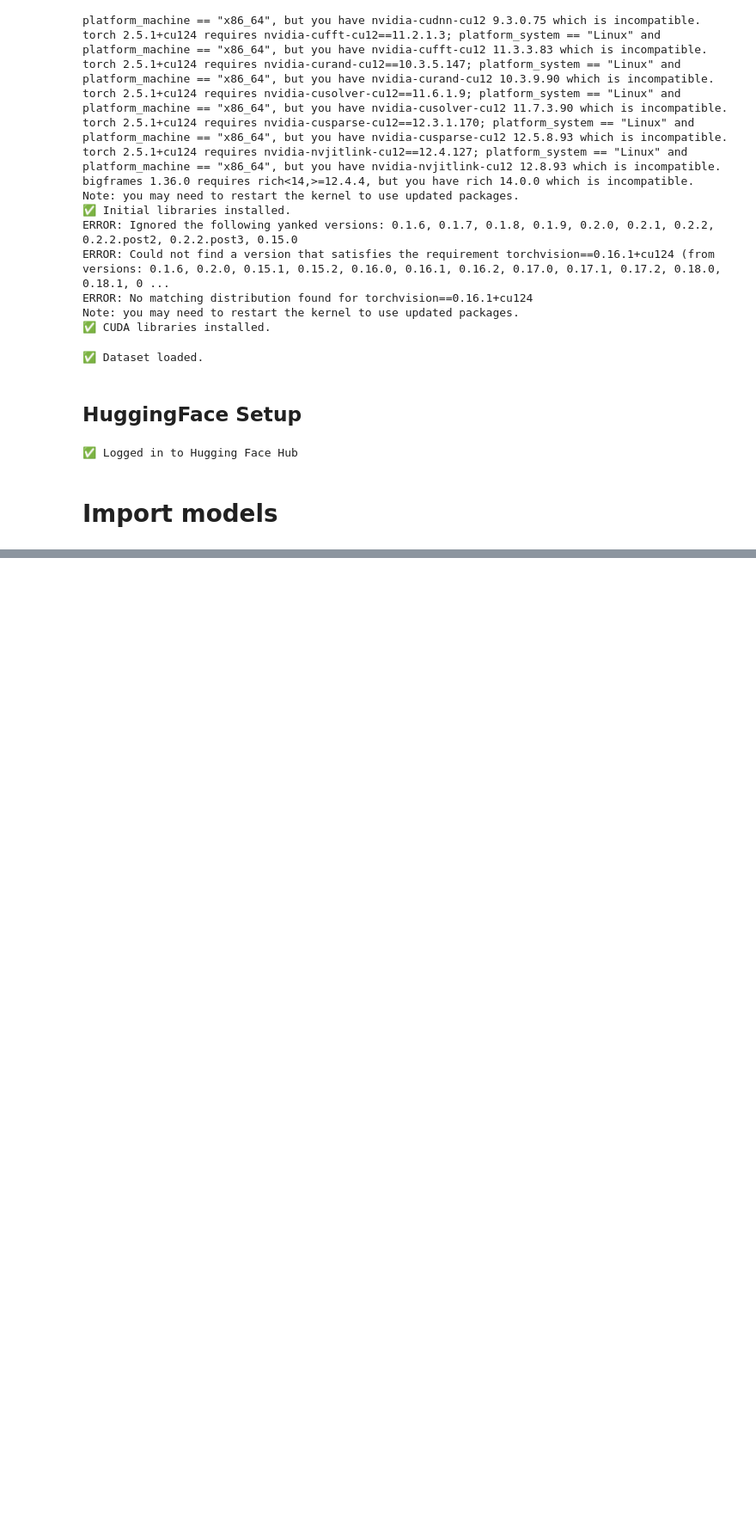
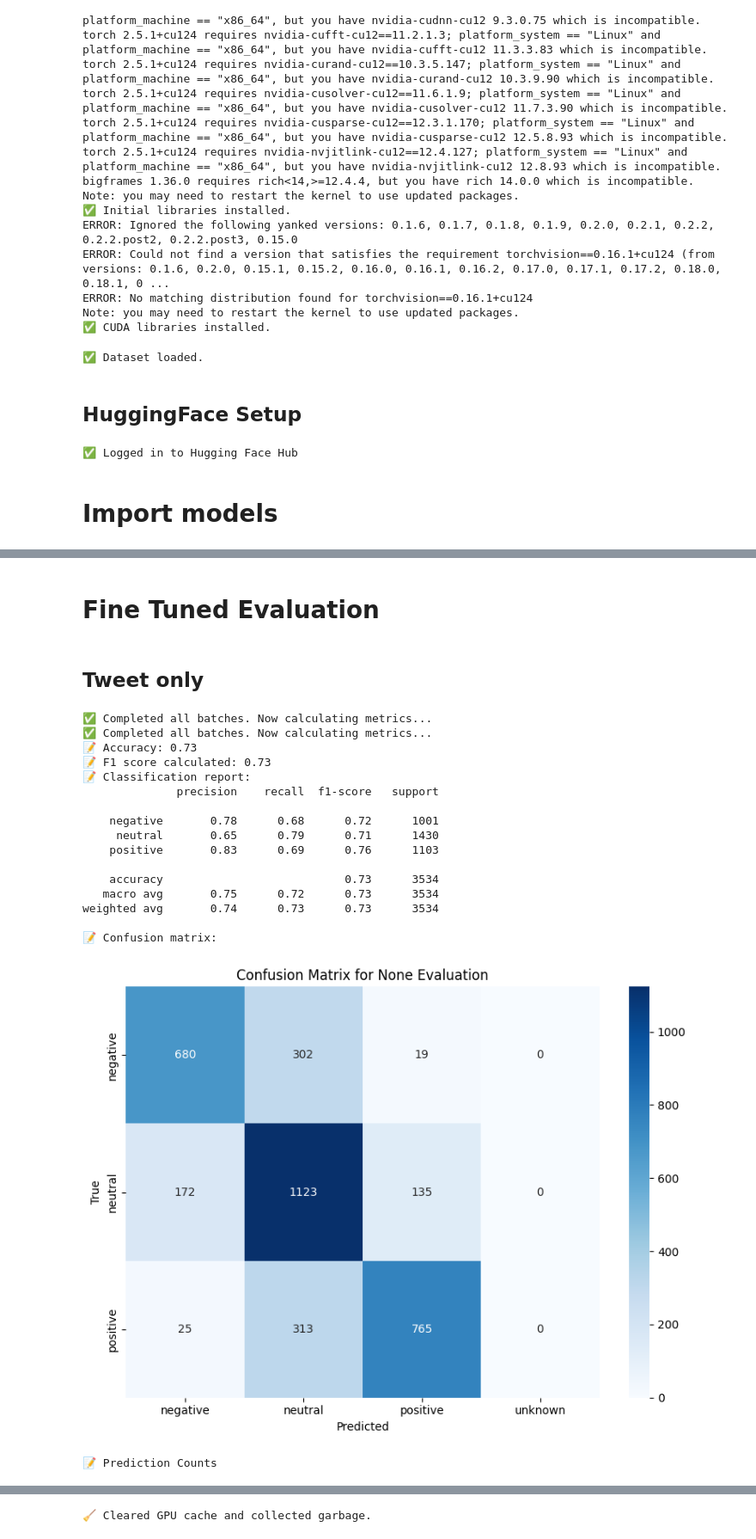
Before and after one commit to rtweera/code-ft, a Jupyter notebook: training/SFT/Tweets/accuracy_metrics.ipynb, the cells around one changed output, grey strips where cells are left out. Shown at 86% size. Saved outputs shown, nothing was run; the diff lists cells and outputs as text; code cells hidden in the pictures; blank space fills up the shorter version.

```diff
--- a/training/SFT/Tweets/accuracy_metrics.ipynb
+++ b/training/SFT/Tweets/accuracy_metrics.ipynb
@@ -257,0 +360,25 @@ weighted avg       0.58      0.53      0.46       500
+# %% [markdown]
+# Fine Tuned Evaluation
+# %% [markdown]
+## Tweet only
+# %%
+evaluate_ft_model(ft_tokenizer, ft_model, dataset['test'], eval_type=None , batch_size=500)
+# %% [output]
+✅ Completed all batches. Now calculating metrics...
+✅ Completed all batches. Now calculating metrics...
+📝 Accuracy: 0.73
+📝 F1 score calculated: 0.73
+📝 Classification report:
+              precision    recall  f1-score   support
+
+    negative       0.78      0.68      0.72      1001
+     neutral       0.65      0.79      0.71      1430
+    positive       0.83      0.69      0.76      1103
+
+    accuracy                           0.73      3534
+   macro avg       0.75      0.72      0.73      3534
+weighted avg       0.74      0.73      0.73      3534
+
+📝 Confusion matrix:
+[figure, added]
+📝 Prediction Counts
@@ -257,0 +386 @@ weighted avg       0.58      0.53      0.46       500
+🧹 Cleared GPU cache and collected garbage.
```
Also changed, not shown: parts of 14 cells of this notebook.
